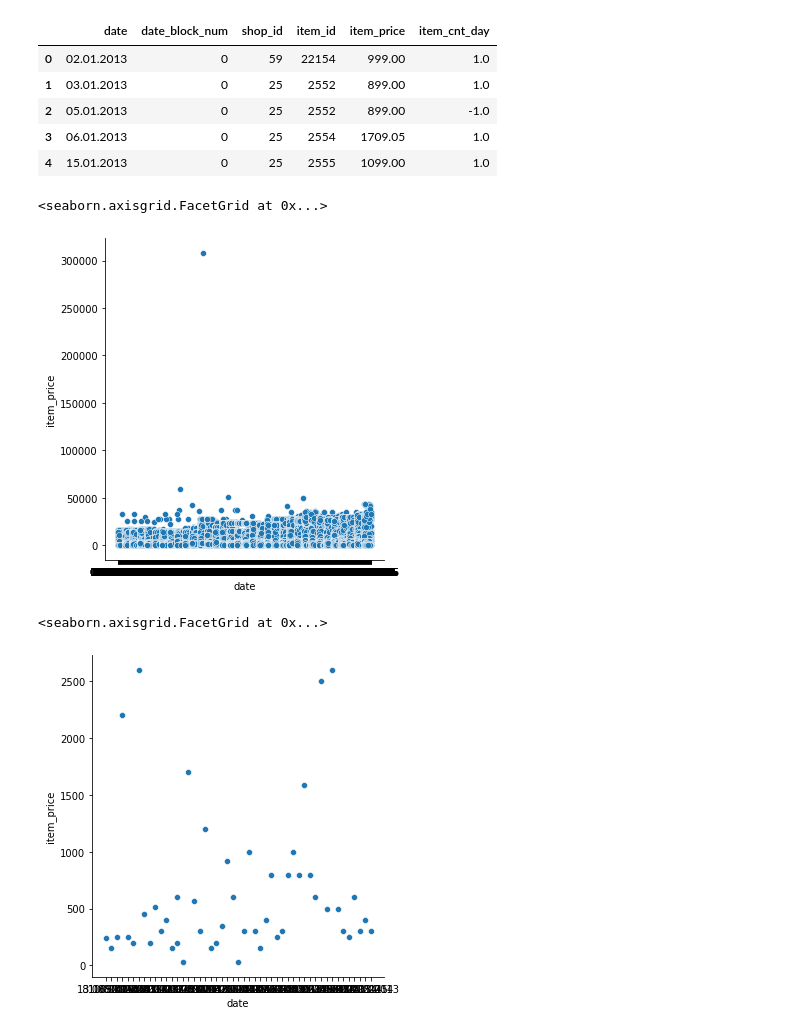
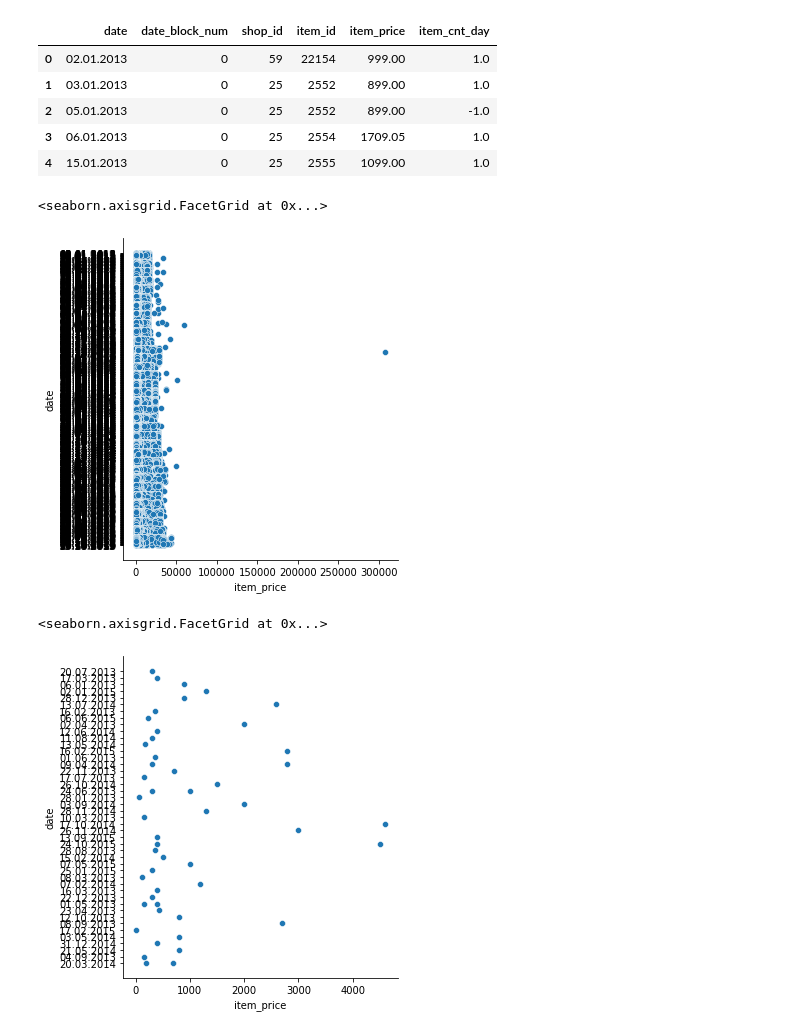
Before and after one commit to JbDumaine/PythonEDA, a Jupyter notebook: 4-seaborn/Exo2.ipynb, the cells around one changed output. Saved outputs shown, nothing was run; the diff lists cells and outputs as text; code cells hidden in the pictures.

```diff
--- a/4-seaborn/Exo2.ipynb
+++ b/4-seaborn/Exo2.ipynb
@@ -16,14 +16,14 @@ dataSalesPredictions.head()
 | 3 | 06.01.2013 | 0 | 25 | 2554 | 1709.05 | 1.0 |
 | 4 | 15.01.2013 | 0 | 25 | 2555 | 1099.00 | 1.0 |
 # %%
-sns.relplot(x=dataSalesPredictions["date"],y=dataSalesPredictions["item_price"],data=dataSalesPredictions)
+sns.relplot(x=dataSalesPredictions["item_price"],y=dataSalesPredictions["date"],data=dataSalesPredictions)
 # %% [output]
 <seaborn.axisgrid.FacetGrid at 0x...>
-[figure, old version]
+[figure, new version]
 # %%
 newDSP = dataSalesPredictions.sample(50)
 # %%
-sns.relplot(x=newDSP["date"],y=newDSP["item_price"],data=newDSP)
+sns.relplot(x=newDSP["item_price"],y=newDSP["date"],data=newDSP)
 # %% [output]
 <seaborn.axisgrid.FacetGrid at 0x...>
-[figure, old version]
+[figure, new version]
```
Also changed, not shown: parts of 2 cells of this notebook, 1 other file.
